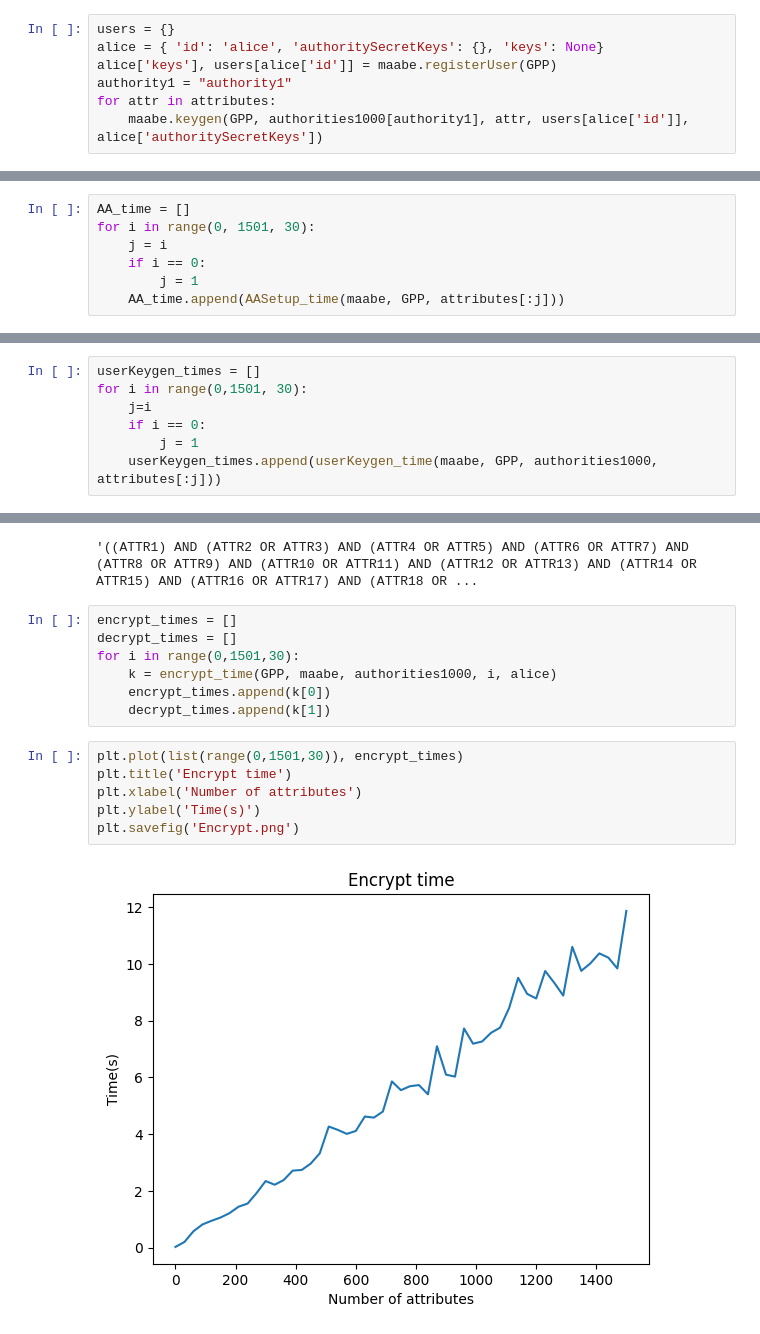
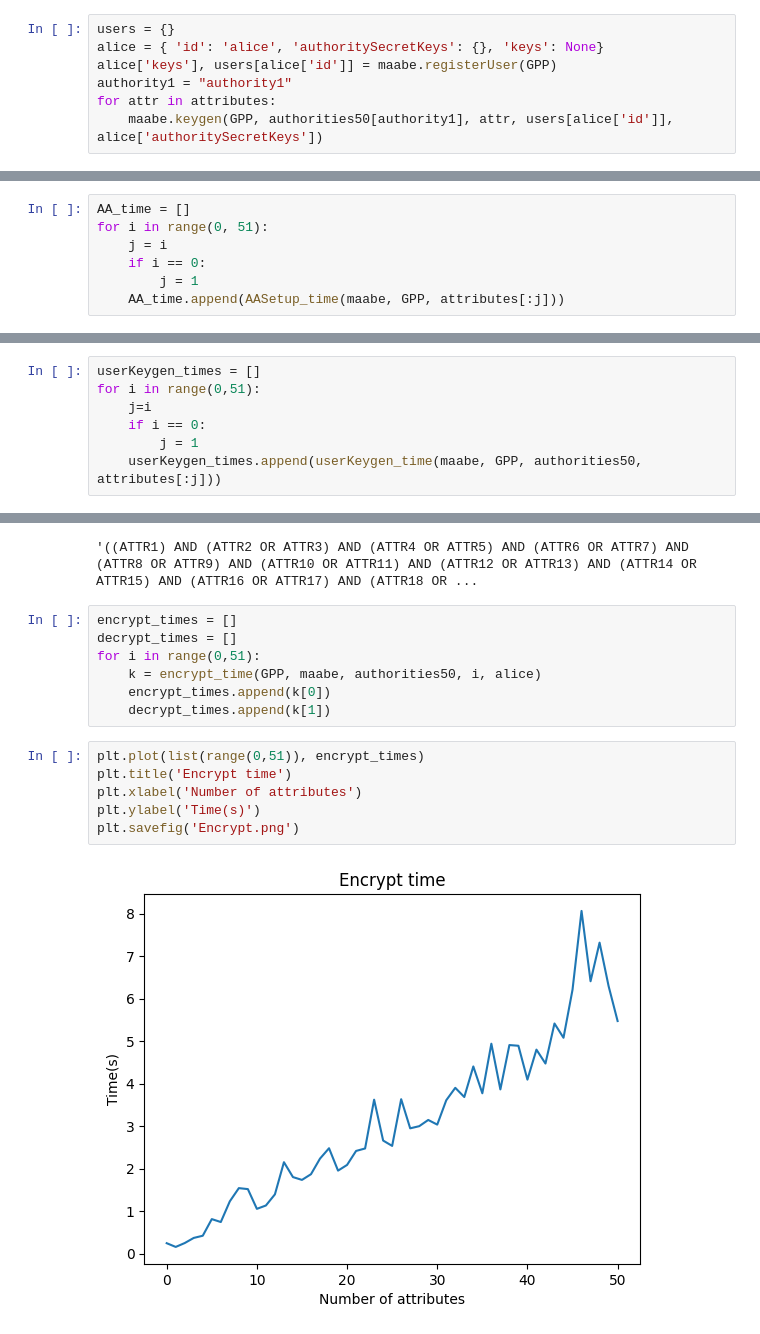
Before and after one commit to luongdinhduc0001/crypto, a Jupyter notebook: test.ipynb, the cells around one changed output, grey strips where cells are left out. Drawn from its saved outputs; the diff is of its cells as text.

```diff
--- a/test.ipynb
+++ b/test.ipynb
@@ -240,7 +240,7 @@ alice = { 'id': 'alice', 'authoritySecretKeys': {}, 'keys': None}
 alice['keys'], users[alice['id']] = maabe.registerUser(GPP)
 authority1 = "authority1"
 for attr in attributes:
-    maabe.keygen(GPP, authorities1000[authority1], attr, users[alice['id']], alice['authoritySecretKeys'])
+    maabe.keygen(GPP, authorities50[authority1], attr, users[alice['id']], alice['authoritySecretKeys'])
 # %%
 #alice
 # %%
@@ -296,7 +298,7 @@ def gen_policy(num_attr):
     return policy
 # %%
 AA_time = []
-for i in range(0, 1501, 30):
+for i in range(0, 51):
     j = i
     if i == 0:
         j = 1
@@ -321,8 +321,8 @@ plt.savefig('AASetup.png')
 # %%
 userKeygen_times = []
-for i in range(0,1501, 30):
+for i in range(0,51):
     j=i
     if i == 0:
         j = 1
-    userKeygen_times.append(userKeygen_time(maabe, GPP, authorities1000, attributes[:j]))
+    userKeygen_times.append(userKeygen_time(maabe, GPP, authorities50, attributes[:j]))
 # %%
@@ -340,16 +340,16 @@ gen_policy(100)
 # %%
 encrypt_times = []
 decrypt_times = []
-for i in range(0,1501,30):
-    k = encrypt_time(GPP, maabe, authorities1000, i, alice)
+for i in range(0,51):
+    k = encrypt_time(GPP, maabe, authorities50, i, alice)
     encrypt_times.append(k[0])
     decrypt_times.append(k[1])
 # %%
-plt.plot(list(range(0,1501,30)), encrypt_times)
+plt.plot(list(range(0,51)), encrypt_times)
 plt.title('Encrypt time')
 plt.xlabel('Number of attributes')
 plt.ylabel('Time(s)')
 plt.savefig('Encrypt.png')
 # %% [output]
-[figure, old version]
+[figure, new version]
 # %%
```
Also changed, not shown: parts of 11 cells of this notebook, 8 other files.
